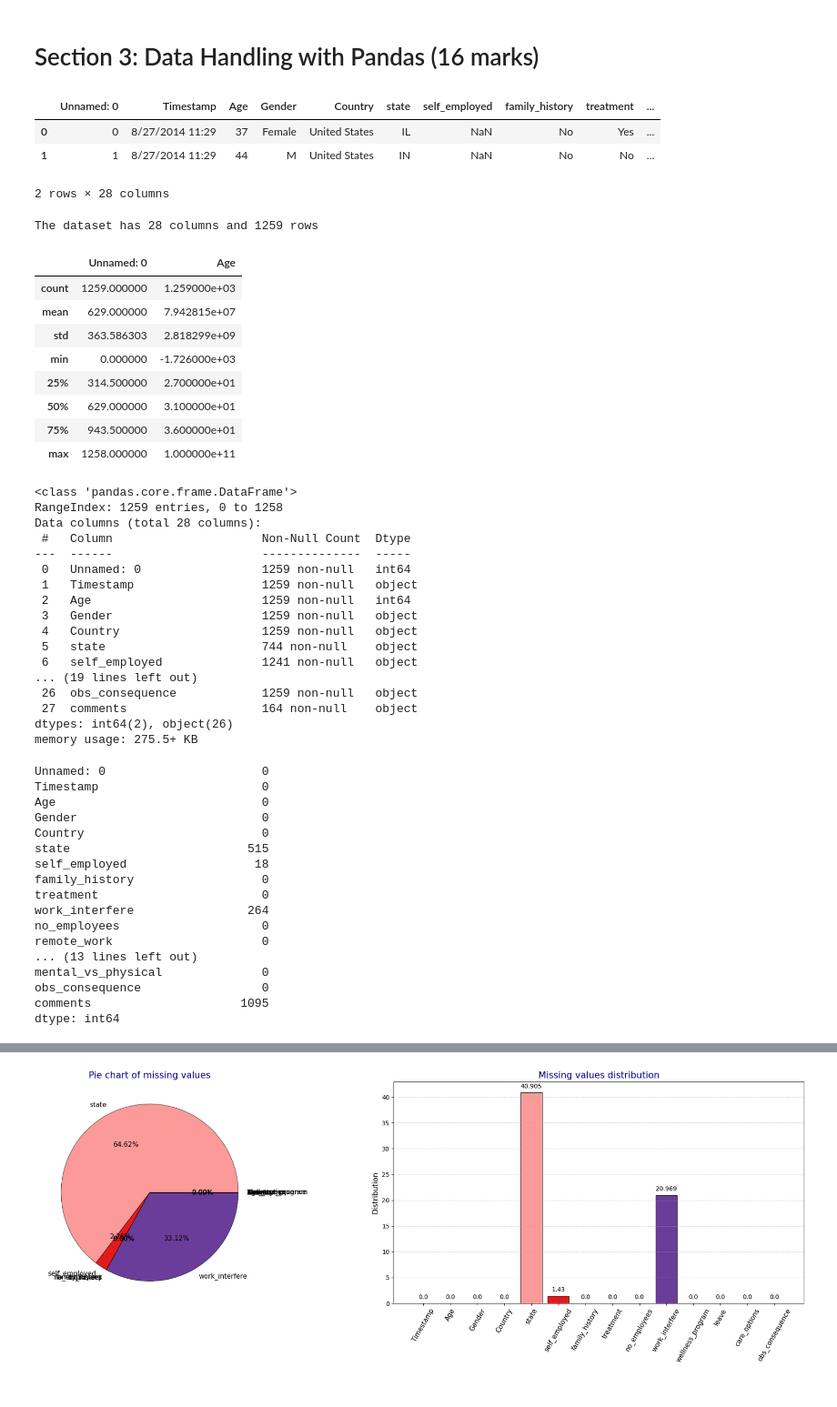
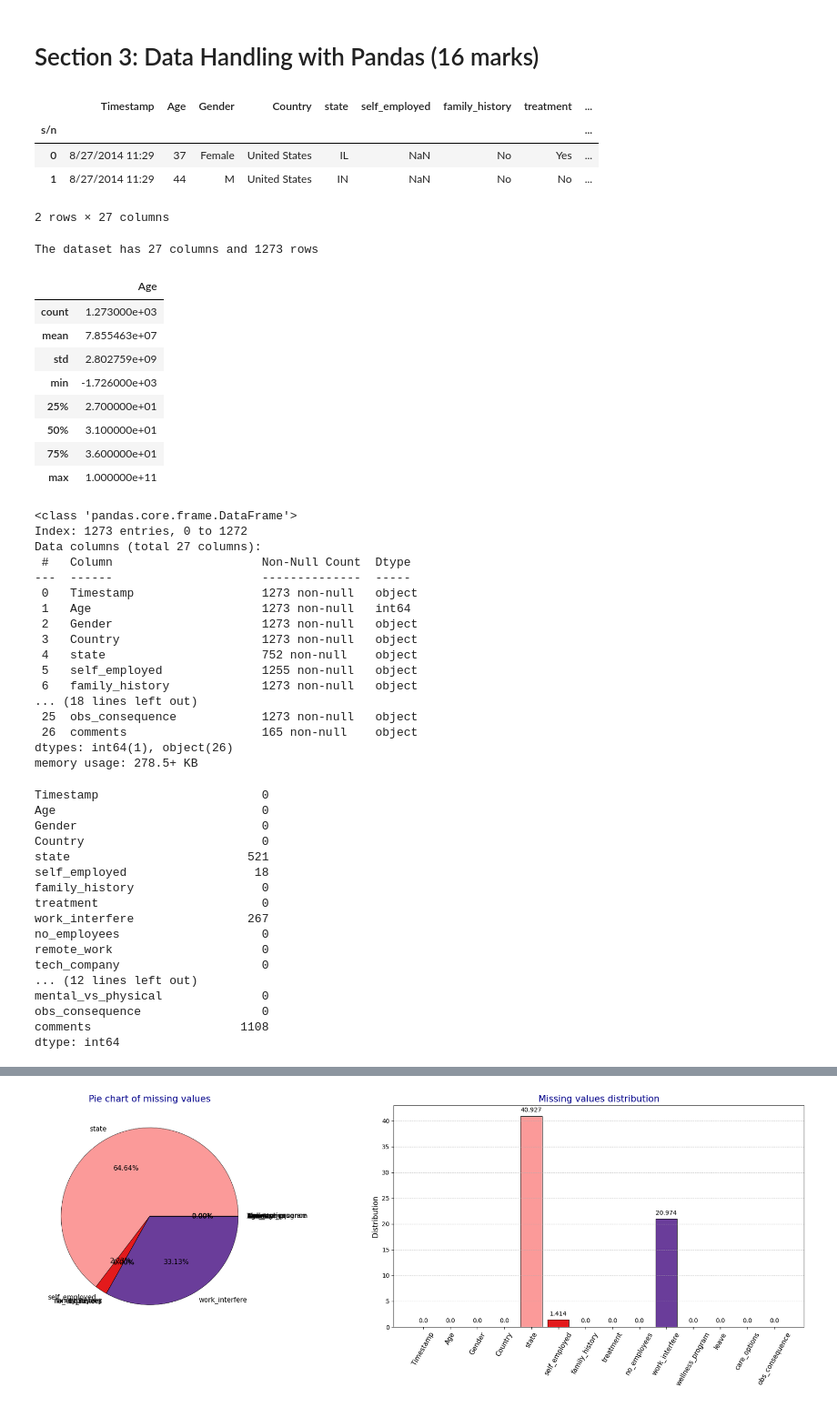
Before and after one commit to guavacoderepo/SOFT40161-COURSE-WORK, a Jupyter notebook: NTU_N1280799_SOFT40161_2.ipynb, the cells around one changed output, grey strips where cells are left out. Shown at 91% size. Saved outputs shown, nothing was run; the diff lists cells and outputs as text; code cells hidden in the pictures.

```diff
--- a/NTU_N1280799_SOFT40161_2.ipynb
+++ b/NTU_N1280799_SOFT40161_2.ipynb
@@ -170,70 +170,71 @@ def timestamp_formatter(df:DataFrame):
 # %%
 # import dataset into pandas
 url = 'dataset/survey.csv'
-df = pd.read_csv(url)
+df = pd.read_csv(url, index_col='s/n')
 df.head(2)
 # %% [output]
-|  | Unnamed: 0 | Timestamp | Age | Gender | Country | state | self_employed | family_history | treatment | ... |
-| 0 | 0 | 8/27/2014 11:29 | 37 | Female | United States | IL | NaN | No | Yes | ... |
-| 1 | 1 | 8/27/2014 11:29 | 44 | M | United States | IN | NaN | No | No | ... |
+|  | Timestamp | Age | Gender | Country | state | self_employed | family_history | treatment | ... |
+| s/n |  |  |  |  |  |  |  |  | ... |
+| 0 | 8/27/2014 11:29 | 37 | Female | United States | IL | NaN | No | Yes | ... |
+| 1 | 8/27/2014 11:29 | 44 | M | United States | IN | NaN | No | No | ... |
-2 rows × 28 columns
+2 rows × 27 columns
 # %%
 # Checking the shape of the dataset
 size = df.shape
 print(f'The dataset has {size[1]} columns and {size[0]} rows')
 # %% [output]
-The dataset has 28 columns and 1259 rows
+The dataset has 27 columns and 1273 rows
 # %%
 df.describe()
 # %% [output]
-|  | Unnamed: 0 | Age |
-| count | 1259.000000 | 1.259000e+03 |
-| mean | 629.000000 | 7.942815e+07 |
-| std | 363.586303 | 2.818299e+09 |
-| min | 0.000000 | -1.726000e+03 |
-| 25% | 314.500000 | 2.700000e+01 |
-| 50% | 629.000000 | 3.100000e+01 |
-| 75% | 943.500000 | 3.600000e+01 |
-| max | 1258.000000 | 1.000000e+11 |
+|  | Age |
+| count | 1.273000e+03 |
+| mean | 7.855463e+07 |
+| std | 2.802759e+09 |
+| min | -1.726000e+03 |
+| 25% | 2.700000e+01 |
+| 50% | 3.100000e+01 |
+| 75% | 3.600000e+01 |
+| max | 1.000000e+11 |
 # %%
 df.info()
 # %% [output]
 <class 'pandas.core.frame.DataFrame'>
-RangeIndex: 1259 entries, 0 to 1258
-Data columns (total 28 columns):
+Index: 1273 entries, 0 to 1272
+Data columns (total 27 columns):
  #   Column                     Non-Null Count  Dtype
 ---  ------                     --------------  -----
- 0   Unnamed: 0                 1259 non-null   int64
- 1   Timestamp                  1259 non-null   object
- 2   Age                        1259 non-null   int64
- 3   Gender                     1259 non-null   object
- 4   Country                    1259 non-null   object
- 5   state                      744 non-null    object
- 6   self_employed              1241 non-null   object
-... (19 lines left out)
- 26  obs_consequence            1259 non-null   object
- 27  comments                   164 non-null    object
-dtypes: int64(2), object(26)
-memory usage: 275.5+ KB
+ 0   Timestamp                  1273 non-null   object
+ 1   Age                        1273 non-null   int64
+ 2   Gender                     1273 non-null   object
+ 3   Country                    1273 non-null   object
+ 4   state                      752 non-null    object
+ 5   self_employed              1255 non-null   object
+ 6   family_history             1273 non-null   object
+... (18 lines left out)
+ 25  obs_consequence            1273 non-null   object
+ 26  comments                   165 non-null    object
+dtypes: int64(1), object(26)
+memory usage: 278.5+ KB
 # %%
 df.isnull().sum()
 # %% [output]
-Unnamed: 0                      0
 Timestamp                       0
 Age                             0
 Gender                          0
 Country                         0
-state                         515
+state                         521
 self_employed                  18
 family_history                  0
 treatment                       0
-work_interfere                264
+work_interfere                267
 no_employees                    0
 remote_work                     0
-... (13 lines left out)
+tech_company                    0
+... (12 lines left out)
 mental_vs_physical              0
 obs_consequence                 0
-comments                     1095
+comments                     1108
 dtype: int64
 # %%
 # selecting revalevant columns for analysis
```
Also changed, not shown: parts of 4 cells of this notebook, 1 other file.
